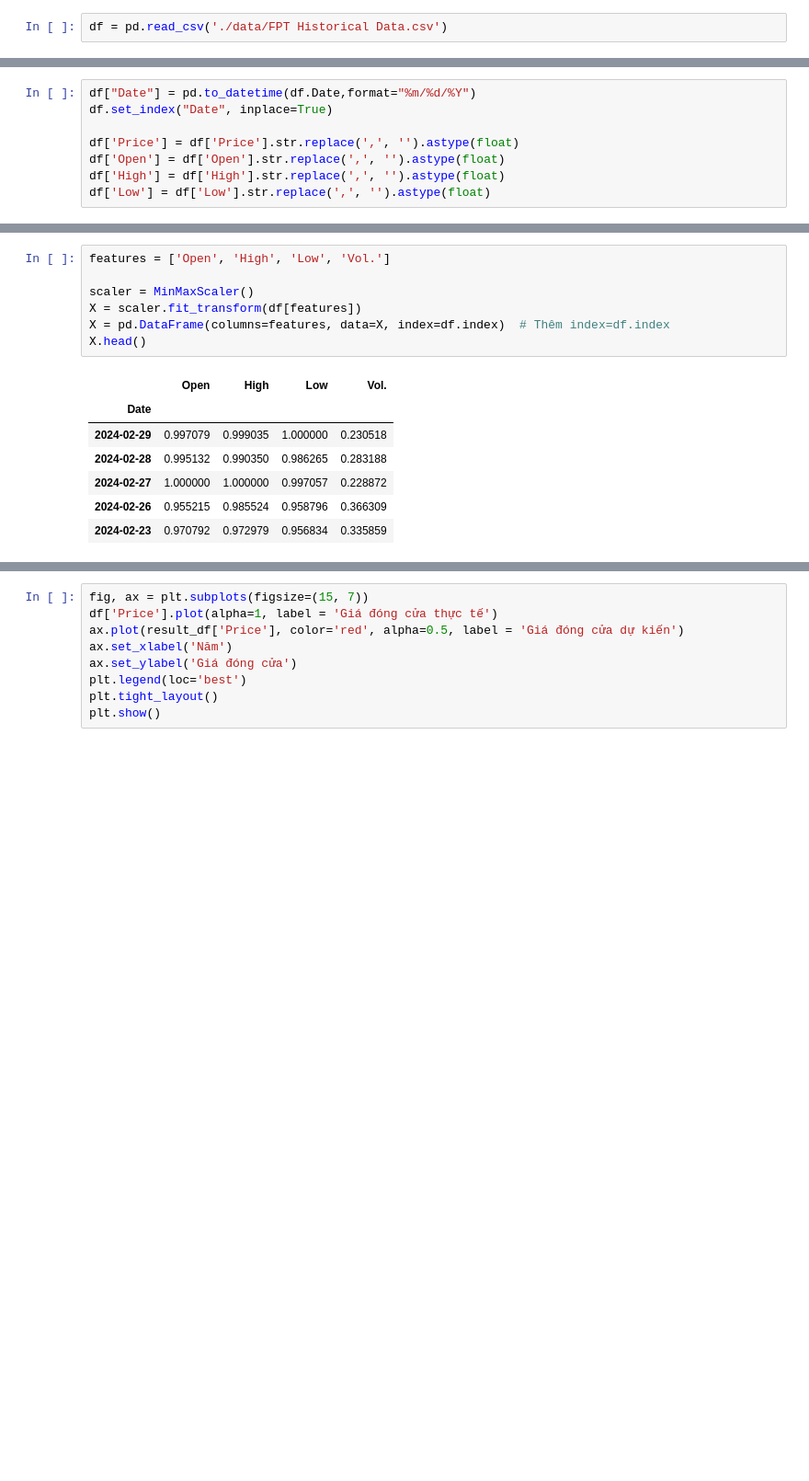
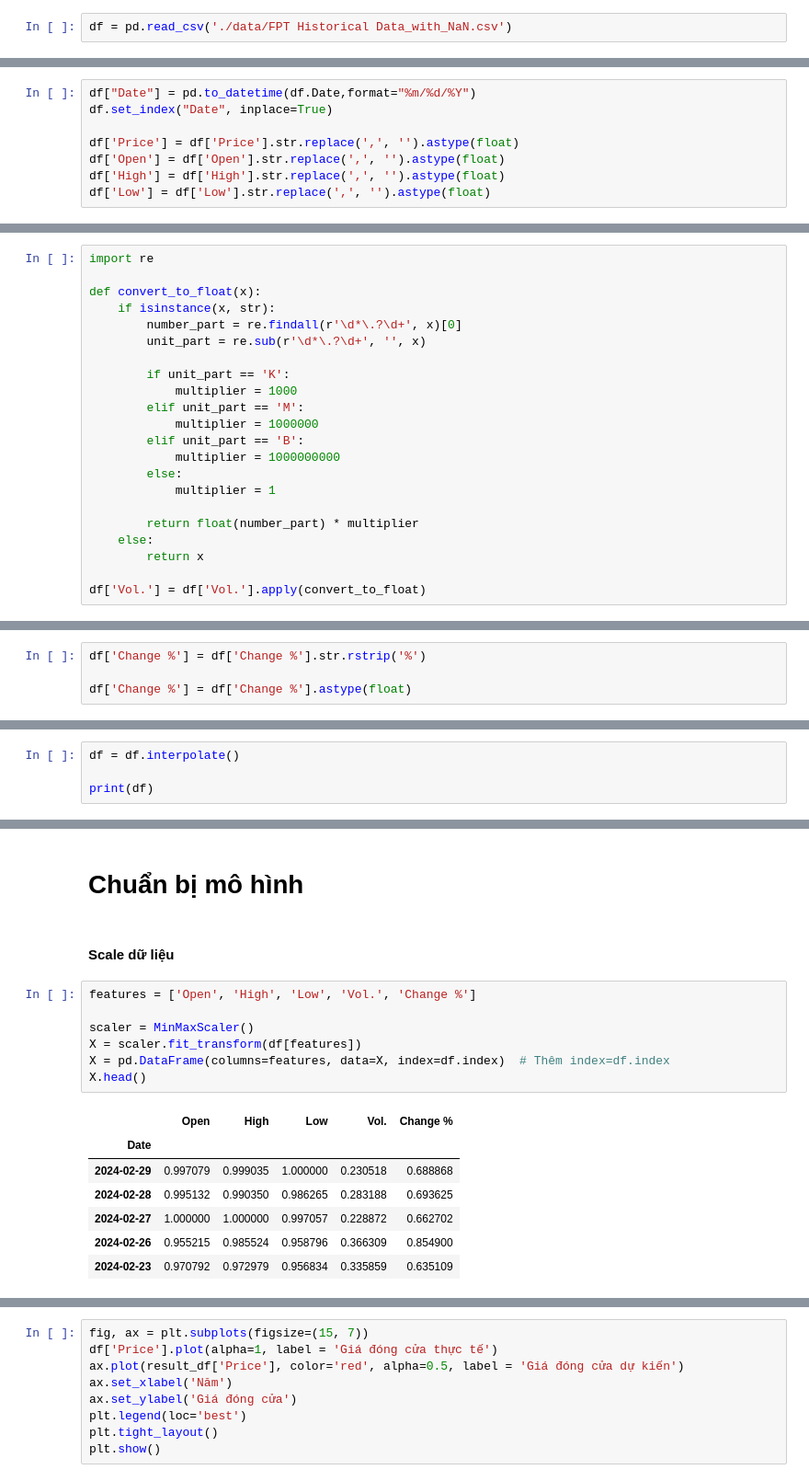
Before and after one commit to Hiupii/python_place, a Jupyter notebook: python_ml/notebook.ipynb, the cells around one changed output, grey strips where cells are left out. Shown: that part at 92% size. Saved outputs shown, nothing was run; the diff lists cells and outputs as text; blank space fills up the shorter version.

```diff
--- a/python_ml/notebook.ipynb
+++ b/python_ml/notebook.ipynb
@@ -13,2 +29,2 @@ from sklearn.model_selection import RandomizedSearchCV
 # %%
-df = pd.read_csv('./data/FPT Historical Data.csv')
+df = pd.read_csv('./data/FPT Historical Data_with_NaN.csv')
@@ -52,0 +79,22 @@ df.shape
+# %%
+import re
+
+def convert_to_float(x):
+    if isinstance(x, str):
+        number_part = re.findall(r'\d*\.?\d+', x)[0]
+        unit_part = re.sub(r'\d*\.?\d+', '', x)
+
+        if unit_part == 'K':
+            multiplier = 1000
+        elif unit_part == 'M':
+            multiplier = 1000000
+        elif unit_part == 'B':
+            multiplier = 1000000000
+        else:
+            multiplier = 1
+
+        return float(number_part) * multiplier
+    else:
+        return x
+
+df['Vol.'] = df['Vol.'].apply(convert_to_float)
@@ -52,0 +103,4 @@ df.shape
+# %%
+df['Change %'] = df['Change %'].str.rstrip('%')
+
+df['Change %'] = df['Change %'].astype(float)
@@ -52,0 +156,4 @@ df.shape
+# %%
+df = df.interpolate()
+
+print(df)
@@ -151,15 +226,19 @@ TypeError: expected string or bytes-like object, got 'float'
+# %% [markdown]
+# Chuẩn bị mô hình
+# %% [markdown]
+#### Scale dữ liệu
 # %%
-features = ['Open', 'High', 'Low', 'Vol.']
+features = ['Open', 'High', 'Low', 'Vol.', 'Change %']
 
 scaler = MinMaxScaler()
 X = scaler.fit_transform(df[features])
 X = pd.DataFrame(columns=features, data=X, index=df.index)  # Thêm index=df.index
 X.head()
 # %% [output]
-|  | Open | High | Low | Vol. |
-| Date |  |  |  |  |
-| 2024-02-29 | 0.997079 | 0.999035 | 1.000000 | 0.230518 |
-| 2024-02-28 | 0.995132 | 0.990350 | 0.986265 | 0.283188 |
-| 2024-02-27 | 1.000000 | 1.000000 | 0.997057 | 0.228872 |
-| 2024-02-26 | 0.955215 | 0.985524 | 0.958796 | 0.366309 |
-| 2024-02-23 | 0.970792 | 0.972979 | 0.956834 | 0.335859 |
+|  | Open | High | Low | Vol. | Change % |
+| Date |  |  |  |  |  |
+| 2024-02-29 | 0.997079 | 0.999035 | 1.000000 | 0.230518 | 0.688868 |
+| 2024-02-28 | 0.995132 | 0.990350 | 0.986265 | 0.283188 | 0.693625 |
+| 2024-02-27 | 1.000000 | 1.000000 | 0.997057 | 0.228872 | 0.662702 |
+| 2024-02-26 | 0.955215 | 0.985524 | 0.958796 | 0.366309 | 0.854900 |
+| 2024-02-23 | 0.970792 | 0.972979 | 0.956834 | 0.335859 | 0.635109 |
```
Also changed, not shown: parts of 37 cells of this notebook, 4 other files.
